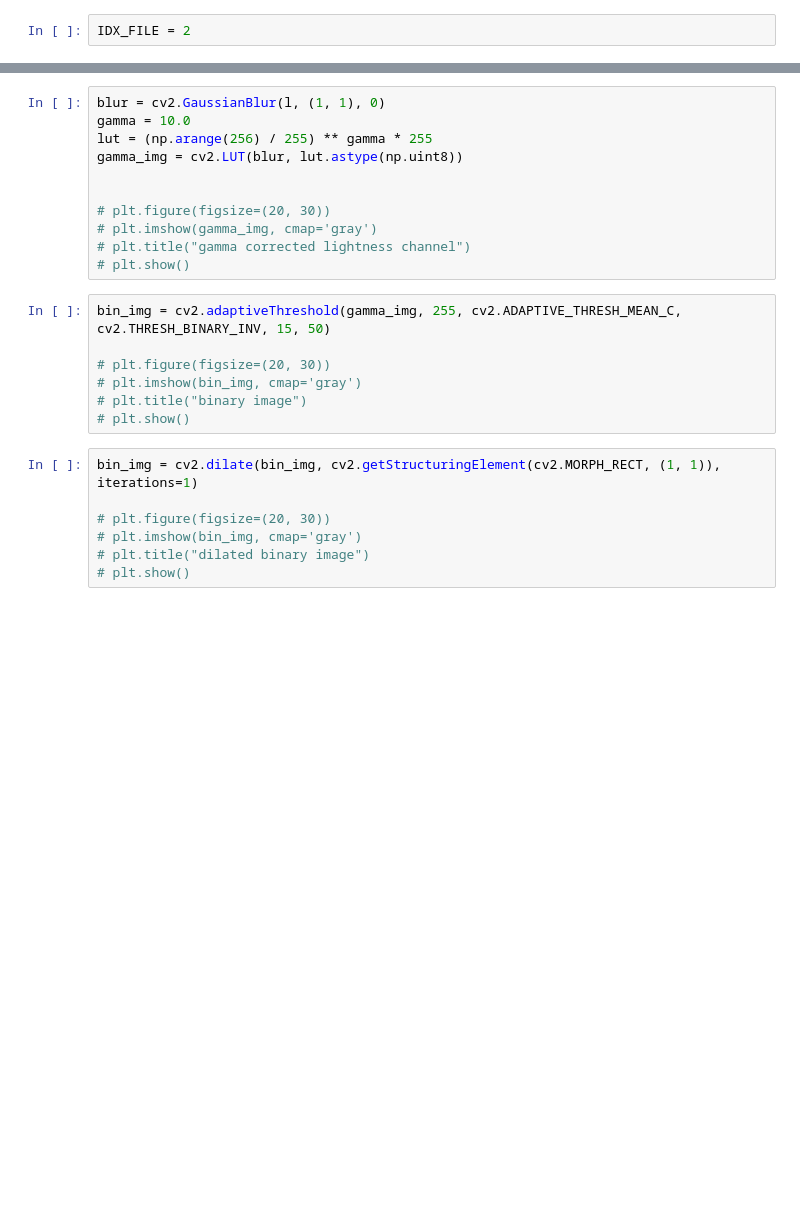
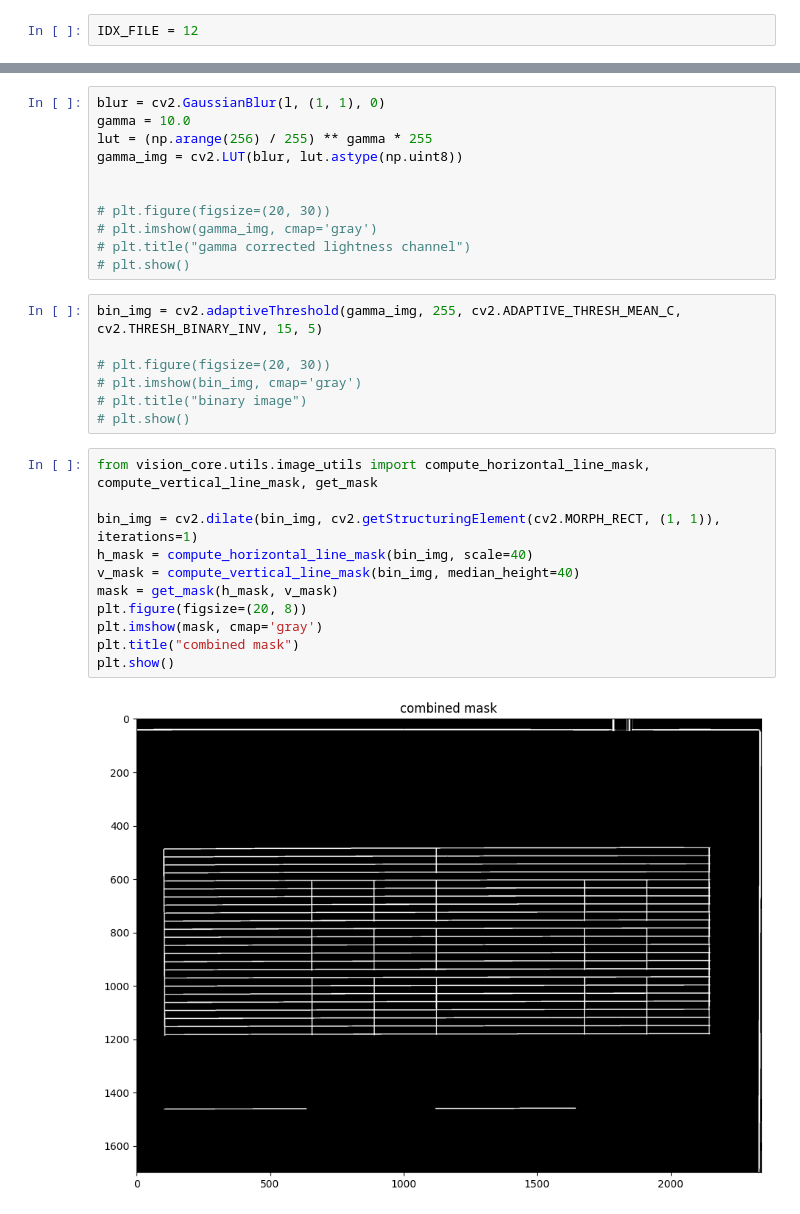
Before and after one commit to SergeyKrasnoslobodtsev/recon_vision, a Jupyter notebook: notebooks/test_table_mask.ipynb, the cells around one changed output, grey strips where cells are left out. Drawn from its saved outputs; the diff is of its cells as text; blank space fills up the shorter version.

```diff
--- a/notebooks/test_table_mask.ipynb
+++ b/notebooks/test_table_mask.ipynb
@@ -28,4 +28,4 @@ for i, file in enumerate(files):
 [35] документ 23-ИИА-03-01141 от 31_03_2025
 [36] документ 23-ИИА-03-01142 от 31_03_2025
 # %%
-IDX_FILE = 2
+IDX_FILE = 12
@@ -85,16 +78,22 @@ gamma_img = cv2.LUT(blur, lut.astype(np.uint8))
 # plt.title("gamma corrected lightness channel")
 # plt.show()
 # %%
-bin_img = cv2.adaptiveThreshold(gamma_img, 255, cv2.ADAPTIVE_THRESH_MEAN_C, cv2.THRESH_BINARY_INV, 15, 50)
+bin_img = cv2.adaptiveThreshold(gamma_img, 255, cv2.ADAPTIVE_THRESH_MEAN_C, cv2.THRESH_BINARY_INV, 15, 5)
 
 # plt.figure(figsize=(20, 30))
 # plt.imshow(bin_img, cmap='gray')
 # plt.title("binary image")
 # plt.show()
 # %%
+from vision_core.utils.image_utils import compute_horizontal_line_mask, compute_vertical_line_mask, get_mask
+
 bin_img = cv2.dilate(bin_img, cv2.getStructuringElement(cv2.MORPH_RECT, (1, 1)), iterations=1)
-
-# plt.figure(figsize=(20, 30))
-# plt.imshow(bin_img, cmap='gray')
-# plt.title("dilated binary image")
-# plt.show()
+h_mask = compute_horizontal_line_mask(bin_img, scale=40)
+v_mask = compute_vertical_line_mask(bin_img, median_height=40)
+mask = get_mask(h_mask, v_mask)
+plt.figure(figsize=(20, 8))
+plt.imshow(mask, cmap='gray')
+plt.title("combined mask")
+plt.show()
+# %% [output]
+[figure, added]
```
Also changed, not shown: parts of 22 cells of this notebook.
